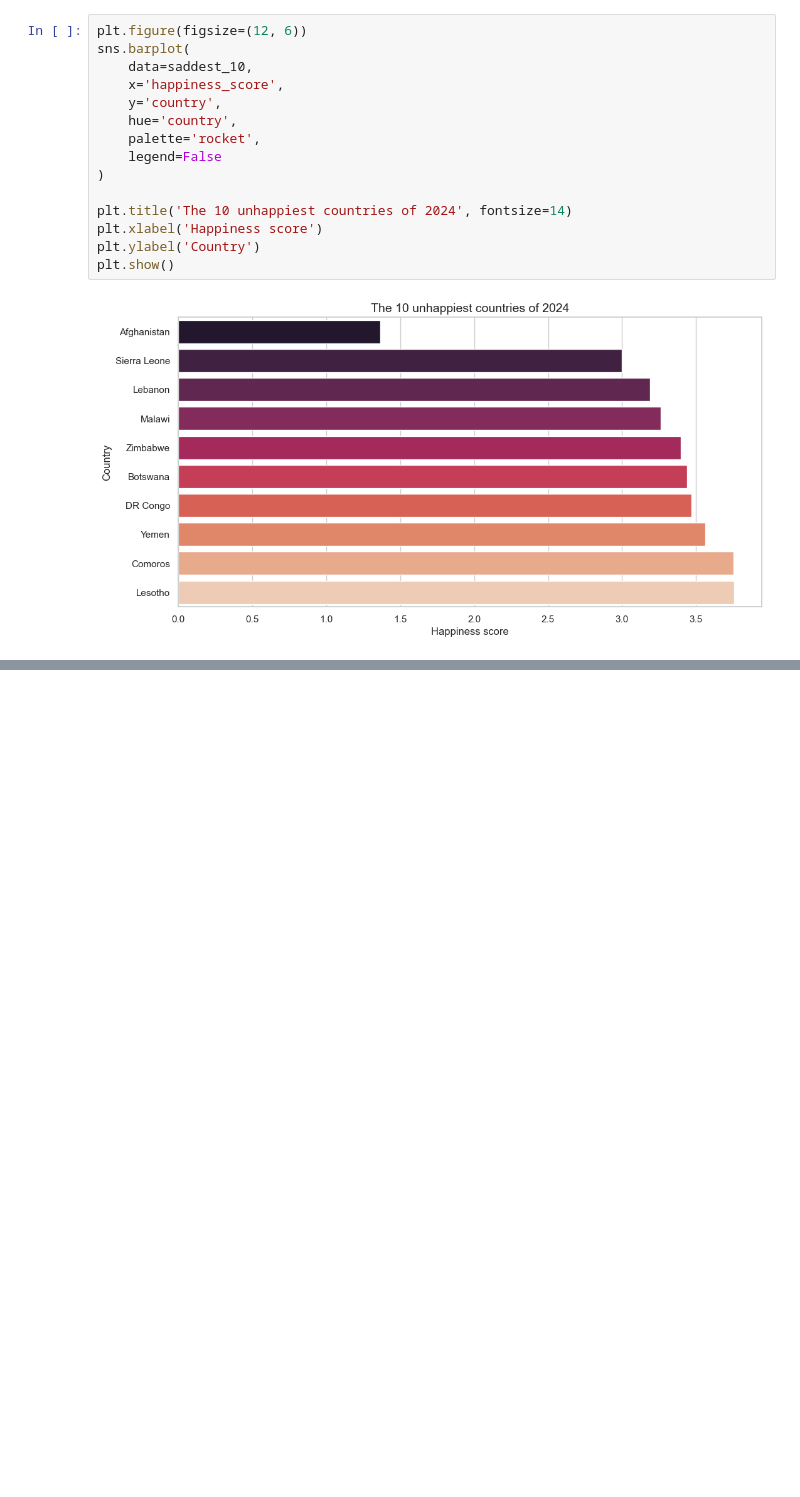
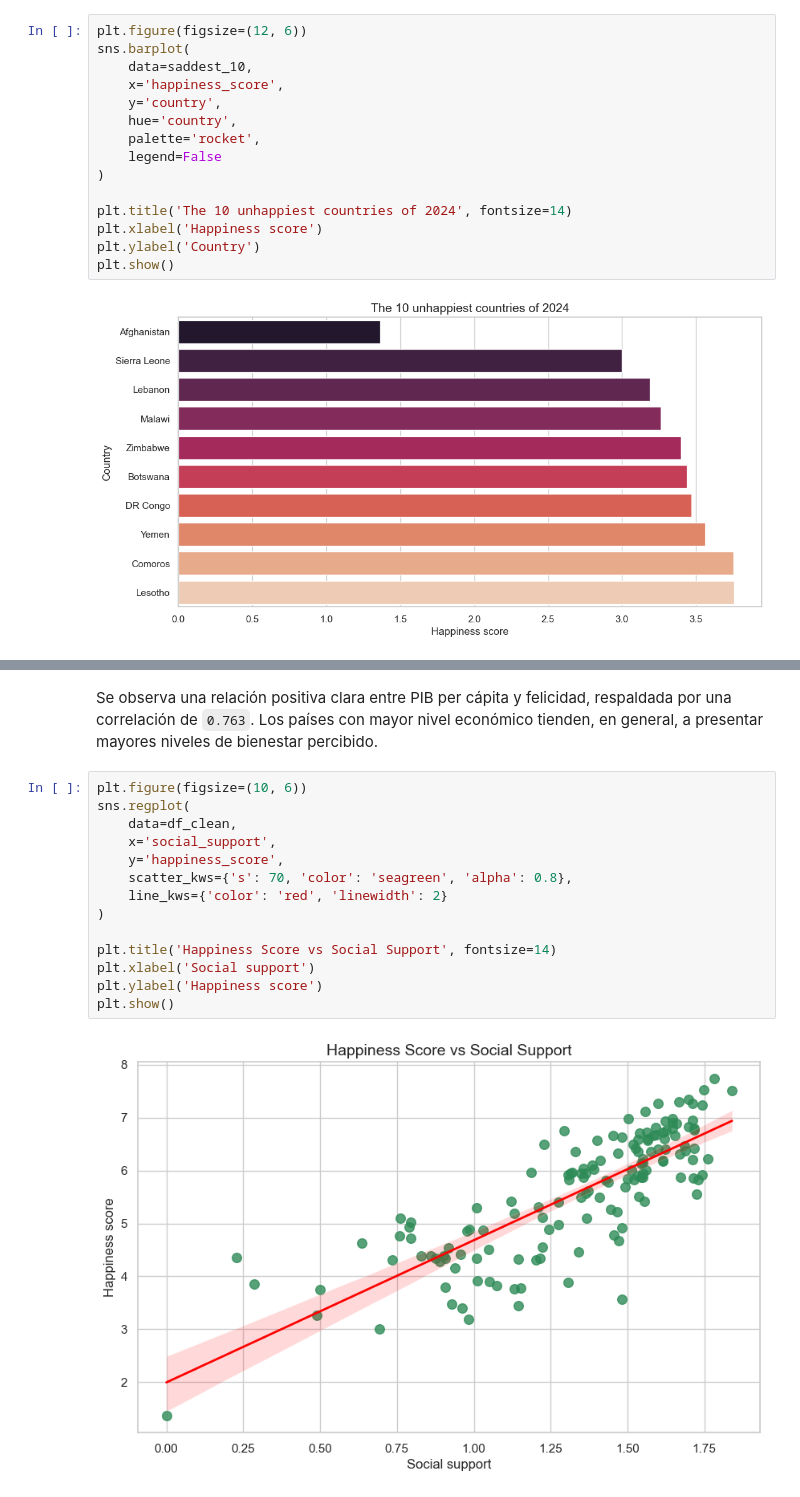
Before and after one commit to josemarin-create/eda-happiness-2024, a Jupyter notebook: notebooks/eda_happiness.ipynb, the cells around one changed output, grey strips where cells are left out. Drawn from its saved outputs; the diff is of its cells as text; blank space fills up the shorter version.

```diff
--- a/notebooks/eda_happiness.ipynb
+++ b/notebooks/eda_happiness.ipynb
@@ -478,0 +519,18 @@ La comparación conjunta entre los países más felices y menos felices permite
+# %% [markdown]
+Se observa una relación positiva clara entre PIB per cápita y felicidad, respaldada por una correlación de `0.763`. Los países con mayor nivel económico tienden, en general, a presentar mayores niveles de bienestar percibido.
+# %%
+plt.figure(figsize=(10, 6))
+sns.regplot(
+    data=df_clean,
+    x='social_support',
+    y='happiness_score',
+    scatter_kws={'s': 70, 'color': 'seagreen', 'alpha': 0.8},
+    line_kws={'color': 'red', 'linewidth': 2}
+)
+
+plt.title('Happiness Score vs Social Support', fontsize=14)
+plt.xlabel('Social support')
+plt.ylabel('Happiness score')
+plt.show()
+# %% [output]
+[figure, added]
```
Also changed, not shown: parts of 38 cells of this notebook.
